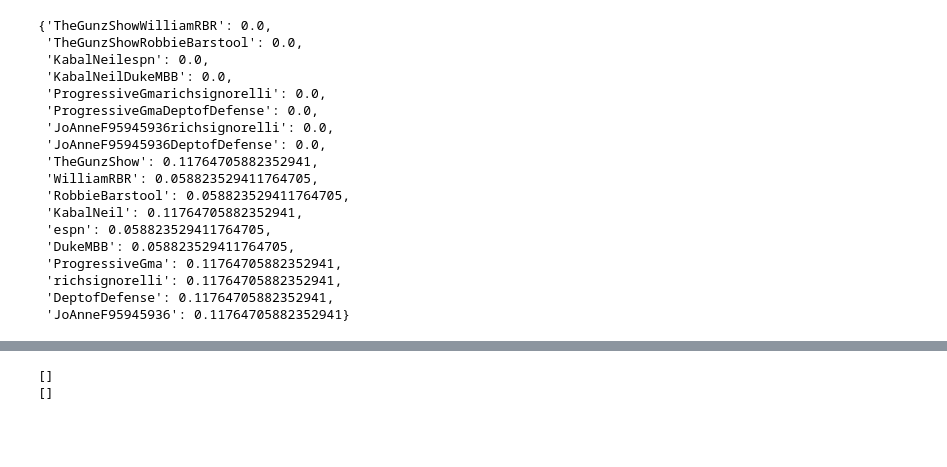
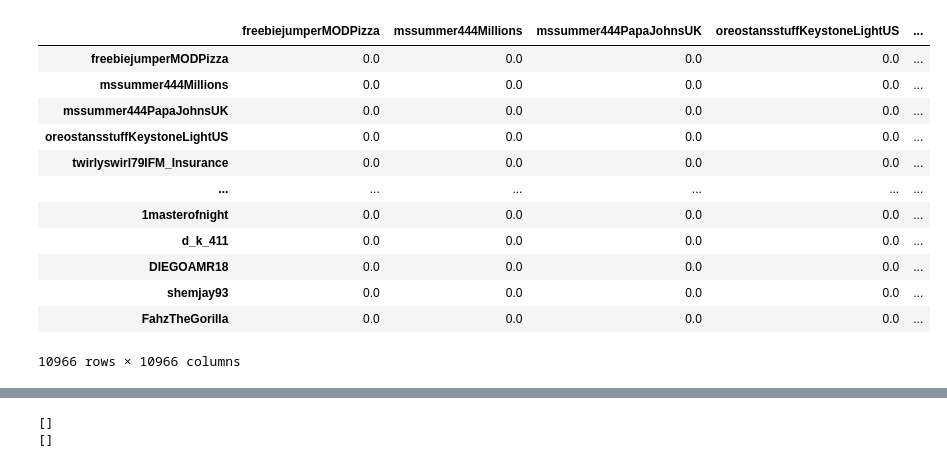
Before and after one commit to rohitashwachaks/Social-Media-Influencer-analysis, a Jupyter notebook: Twitter-Influencers/DataTransformation_and_networkx.ipynb, the cells around one changed output, grey strips where cells are left out. Drawn from its saved outputs; the diff is of its cells as text; code cells hidden in the pictures; blank space fills up the shorter version.

```diff
--- a/Twitter-Influencers/DataTransformation_and_networkx.ipynb
+++ b/Twitter-Influencers/DataTransformation_and_networkx.ipynb
@@ -123,21 +162,18 @@ plt.show()
-# %%
-nx.degree_centrality(G)
-# %% [output]
-{'TheGunzShowWilliamRBR': 0.0,
- 'TheGunzShowRobbieBarstool': 0.0,
- 'KabalNeilespn': 0.0,
- 'KabalNeilDukeMBB': 0.0,
- 'ProgressiveGmarichsignorelli': 0.0,
- 'ProgressiveGmaDeptofDefense': 0.0,
- 'JoAnneF95945936richsignorelli': 0.0,
- 'JoAnneF95945936DeptofDefense': 0.0,
- 'TheGunzShow': 0.11764705882352941,
- 'WilliamRBR': 0.058823529411764705,
- 'RobbieBarstool': 0.058823529411764705,
- 'KabalNeil': 0.11764705882352941,
- 'espn': 0.058823529411764705,
- 'DukeMBB': 0.058823529411764705,
- 'ProgressiveGma': 0.11764705882352941,
- 'richsignorelli': 0.11764705882352941,
- 'DeptofDefense': 0.11764705882352941,
- 'JoAnneF95945936': 0.11764705882352941}
+# %%
+centrality = nx.degree_centrality(G)
+df = pd.DataFrame(centrality, index = centrality.keys())
+df
+# %% [output]
+|  | freebiejumperMODPizza | mssummer444Millions | mssummer444PapaJohnsUK | oreostansstuffKeystoneLightUS | ... |
+| freebiejumperMODPizza | 0.0 | 0.0 | 0.0 | 0.0 | ... |
+| mssummer444Millions | 0.0 | 0.0 | 0.0 | 0.0 | ... |
+| mssummer444PapaJohnsUK | 0.0 | 0.0 | 0.0 | 0.0 | ... |
+| oreostansstuffKeystoneLightUS | 0.0 | 0.0 | 0.0 | 0.0 | ... |
+| twirlyswirl79IFM_Insurance | 0.0 | 0.0 | 0.0 | 0.0 | ... |
+| ... | ... | ... | ... | ... | ... |
+| 1masterofnight | 0.0 | 0.0 | 0.0 | 0.0 | ... |
+| d_k_411 | 0.0 | 0.0 | 0.0 | 0.0 | ... |
+| DIEGOAMR18 | 0.0 | 0.0 | 0.0 | 0.0 | ... |
+| shemjay93 | 0.0 | 0.0 | 0.0 | 0.0 | ... |
+| FahzTheGorilla | 0.0 | 0.0 | 0.0 | 0.0 | ... |
+10966 rows × 10966 columns
```
Also changed, not shown: parts of 24 cells of this notebook, 5 other files.
